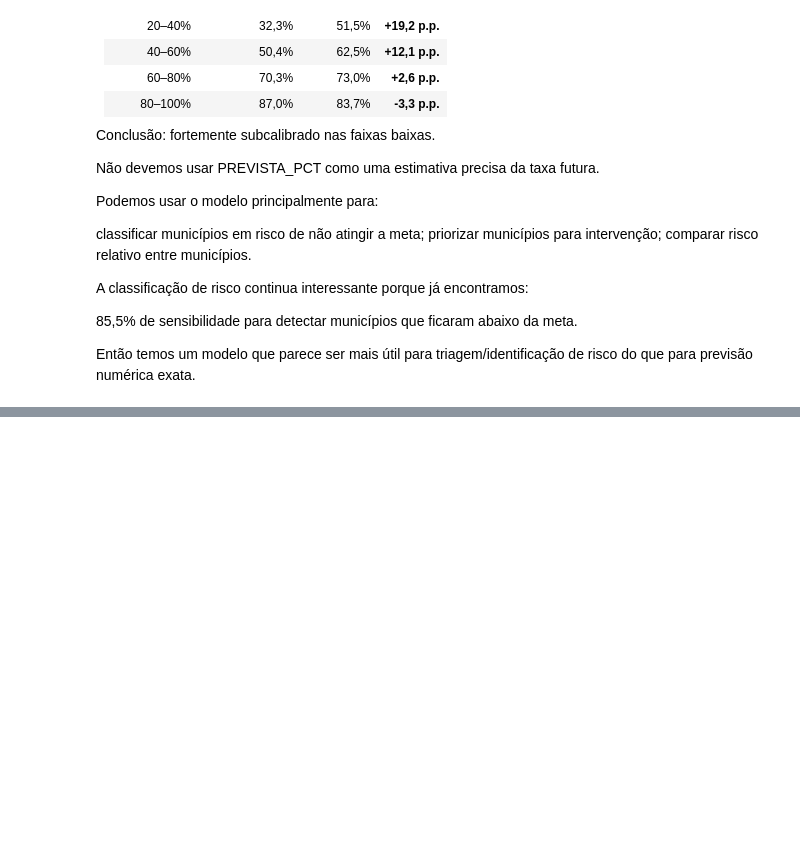
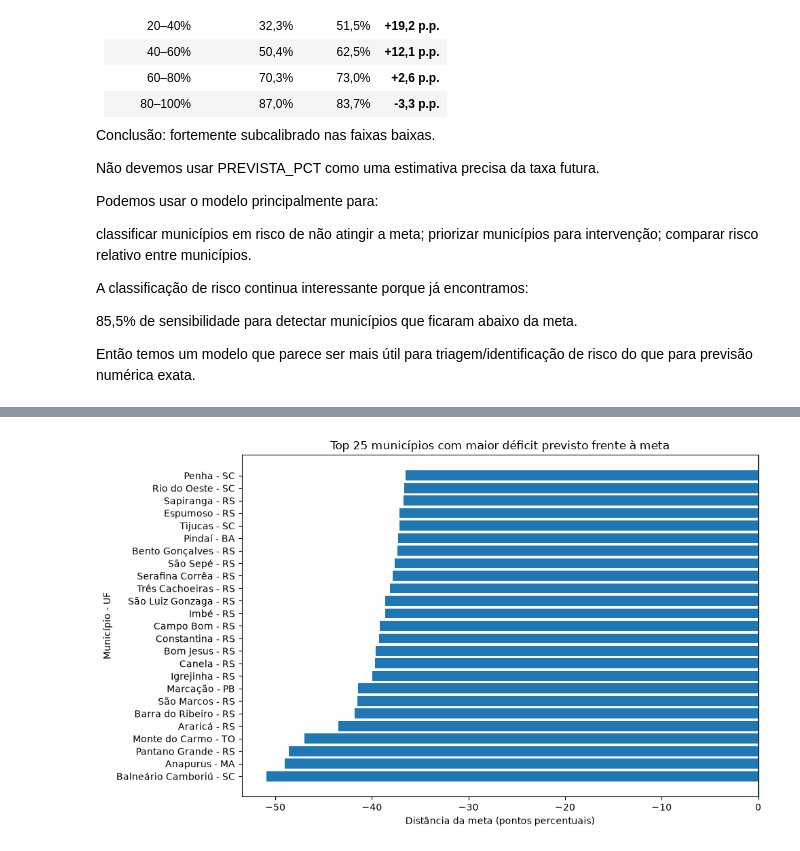
Before and after one commit to LucasRuizMartins/fiap_tech_challenge_03, a Jupyter notebook: notebooks/Pipeline_testeCi.ipynb, the cells around one changed output, grey strips where cells are left out. Drawn from its saved outputs; the diff is of its cells as text; code cells hidden in the pictures; blank space fills up the shorter version.

```diff
--- a/notebooks/Pipeline_testeCi.ipynb
+++ b/notebooks/Pipeline_testeCi.ipynb
@@ -3039,0 +3320,20 @@ Então temos um modelo que parece ser mais útil para triagem/identificação de
+# %%
+risco_prioritario = (
+    analise_risco_final[
+        (analise_risco_final["ALUNOS"] >= 100) &
+        (analise_risco_final["PREVISTO_ABAIXO_META"])
+    ]
+    [
+        [
+            "CO_MUNICIPIO",
+            "NO_MUNICIPIO",
+            "ALUNOS",
+            "PREVISTA_PCT",
+            "META_FINAL_2025",
+            "DISTANCIA_META"
+        ]
+    ]
+    .sort_values("DISTANCIA_META")
+)
+
+risco_prioritario.head(20)
@@ -3039,0 +3472,54 @@ Então temos um modelo que parece ser mais útil para triagem/identificação de
+# %%
+import matplotlib.pyplot as plt
+
+# Pega município + UF
+municipio_uf = (
+    df_meta_munic[
+        ["CO_MUNICIPIO", "SG_UF"]
+    ]
+    .drop_duplicates("CO_MUNICIPIO")
+)
+
+top25_risco = (
+    risco_prioritario
+    .sort_values("DISTANCIA_META")
+    .head(25)
+    .copy()
+)
+
+# Adiciona SG_UF
+top25_risco = top25_risco.merge(
+    municipio_uf,
+    on="CO_MUNICIPIO",
+    how="left"
+)
+
+# Cria rótulo Município - UF
+top25_risco["MUNICIPIO_UF"] = (
+    top25_risco["NO_MUNICIPIO"] + " - " +
+    top25_risco["SG_UF"]
+)
+
+top25_risco = top25_risco.sort_values(
+    "DISTANCIA_META",
+    ascending=True
+)
+
+# Gráfico
+plt.figure(figsize=(10, 6))
+
+plt.barh(
+    top25_risco["MUNICIPIO_UF"],
+    top25_risco["DISTANCIA_META"]
+)
+
+plt.xlabel("Distância da meta (pontos percentuais)")
+plt.ylabel("Município - UF")
+plt.title("Top 25 municípios com maior déficit previsto frente à meta")
+
+plt.axvline(0)
+
+plt.tight_layout()
+plt.show()
+# %% [output]
+[figure, added]
```
Also changed, not shown: parts of 44 cells of this notebook.
